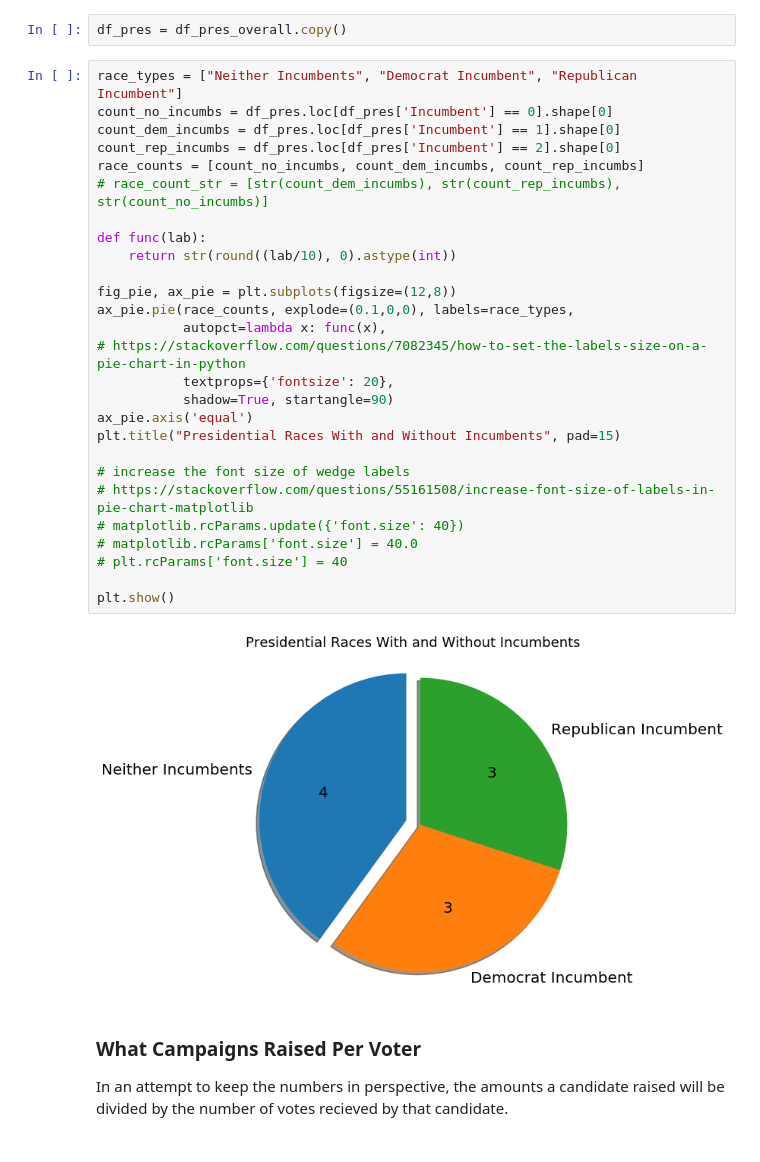
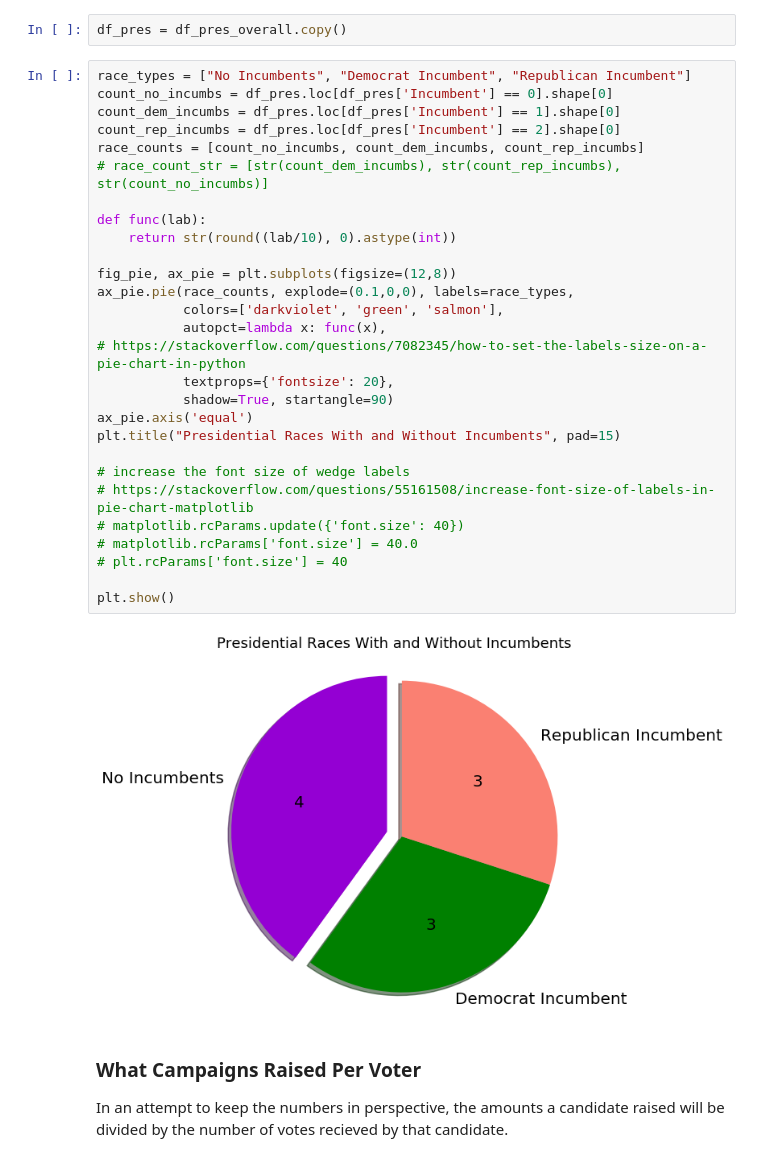
Before and after one commit to MichaelSzczepaniak/CampaignFinance, a Jupyter notebook: ExploreCampaignFinance.ipynb, the cells around one changed output. Saved outputs shown, nothing was run; the diff lists cells and outputs as text.

```diff
--- a/ExploreCampaignFinance.ipynb
+++ b/ExploreCampaignFinance.ipynb
@@ -391,34 +391,35 @@ plt.show()
 # %%
 df_pres = df_pres_overall.copy()
 # %%
-race_types = ["Neither Incumbents", "Democrat Incumbent", "Republican Incumbent"]
+race_types = ["No Incumbents", "Democrat Incumbent", "Republican Incumbent"]
 count_no_incumbs = df_pres.loc[df_pres['Incumbent'] == 0].shape[0]
 count_dem_incumbs = df_pres.loc[df_pres['Incumbent'] == 1].shape[0]
 count_rep_incumbs = df_pres.loc[df_pres['Incumbent'] == 2].shape[0]
 race_counts = [count_no_incumbs, count_dem_incumbs, count_rep_incumbs]
 # race_count_str = [str(count_dem_incumbs), str(count_rep_incumbs), str(count_no_incumbs)]
 
 def func(lab):
     return str(round((lab/10), 0).astype(int))
 
 fig_pie, ax_pie = plt.subplots(figsize=(12,8))
 ax_pie.pie(race_counts, explode=(0.1,0,0), labels=race_types,
+           colors=['darkviolet', 'green', 'salmon'],
            autopct=lambda x: func(x),
 # https://stackoverflow.com/questions/7082345/how-to-set-the-labels-size-on-a-pie-chart-in-python
            textprops={'fontsize': 20},
            shadow=True, startangle=90)
 ax_pie.axis('equal')
 plt.title("Presidential Races With and Without Incumbents", pad=15)
 
 # increase the font size of wedge labels
 # https://stackoverflow.com/questions/55161508/increase-font-size-of-labels-in-pie-chart-matplotlib
 # matplotlib.rcParams.update({'font.size': 40})
 # matplotlib.rcParams['font.size'] = 40.0
 # plt.rcParams['font.size'] = 40
 
 plt.show()
 # %% [output]
-[figure, old version]
+[figure, new version]
 # %% [markdown]
 ### What Campaigns Raised Per Voter
 
```
Also changed, not shown: parts of 45 cells of this notebook, 1 other file.
